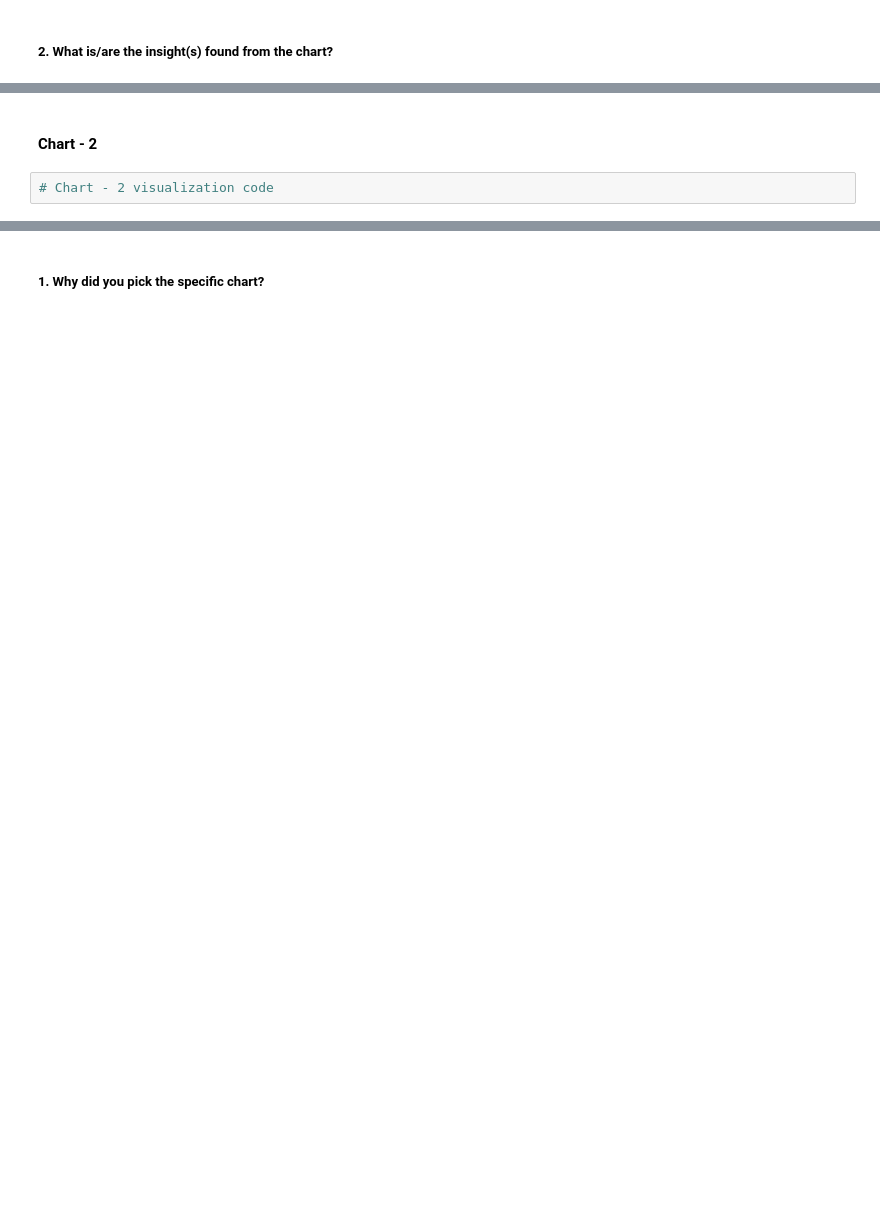
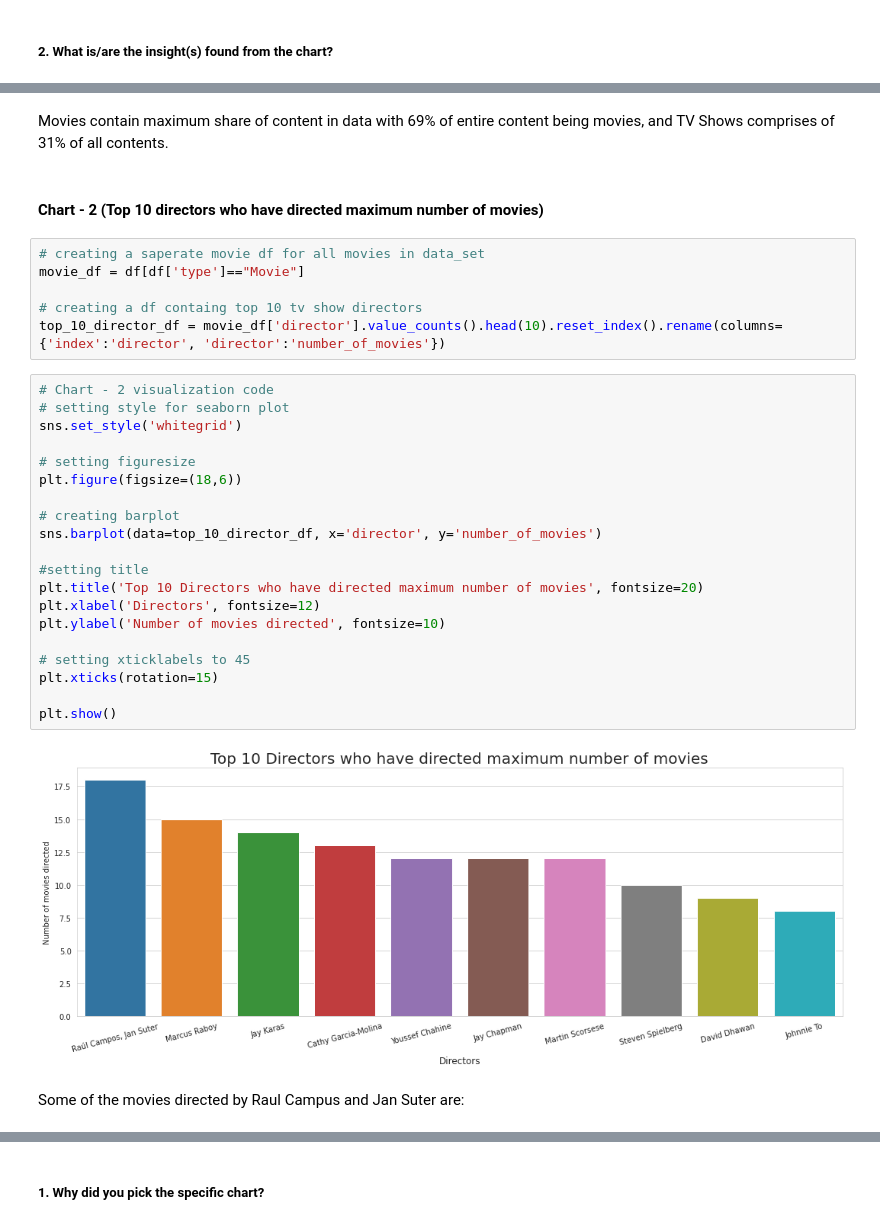
Before and after one commit to Bprs68/Netflix-content-clustering, a Jupyter notebook: Netflix_Movies_and_TV_Show_clustering.ipynb, the cells around one changed output, grey strips where cells are left out. Cells and saved outputs as stored; diff of their text form; blank space fills up the shorter version.

```diff
--- a/Netflix_Movies_and_TV_Show_clustering.ipynb
+++ b/Netflix_Movies_and_TV_Show_clustering.ipynb
@@ -462,4 +546,34 @@ Answer Here
-# %% [markdown]
-#### Chart - 2
-# %%
-# Chart - 2 visualization code
+# %% [markdown]
+Movies contain maximum share of content in data with 69% of entire content being movies, and TV Shows comprises of 31% of all contents.
+# %% [markdown]
+#### Chart - 2 (**Top 10 directors who have directed maximum number of movies**)
+# %%
+# creating a saperate movie df for all movies in data_set
+movie_df = df[df['type']=="Movie"]
+
+# creating a df containg top 10 tv show directors
+top_10_director_df = movie_df['director'].value_counts().head(10).reset_index().rename(columns={'index':'director', 'director':'number_of_movies'})
+# %%
+# Chart - 2 visualization code
+# setting style for seaborn plot
+sns.set_style('whitegrid')
+
+# setting figuresize
+plt.figure(figsize=(18,6))
+
+# creating barplot
+sns.barplot(data=top_10_director_df, x='director', y='number_of_movies')
+
+#setting title
+plt.title('Top 10 Directors who have directed maximum number of movies', fontsize=20)
+plt.xlabel('Directors', fontsize=12)
+plt.ylabel('Number of movies directed', fontsize=10)
+
+# setting xticklabels to 45
+plt.xticks(rotation=15)
+
+plt.show()
+# %% [output]
+[figure, added]
+# %% [markdown]
+Some of the movies directed by Raul Campus and Jan Suter are:
```
Also changed, not shown: parts of 73 cells of this notebook.
